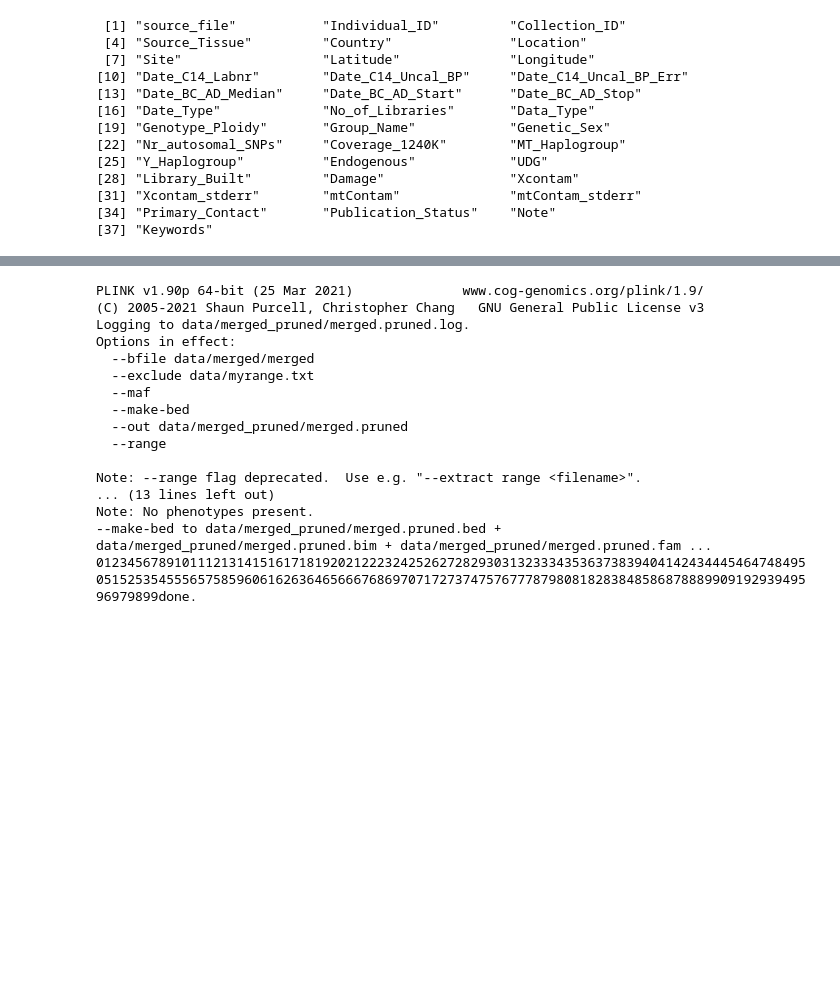
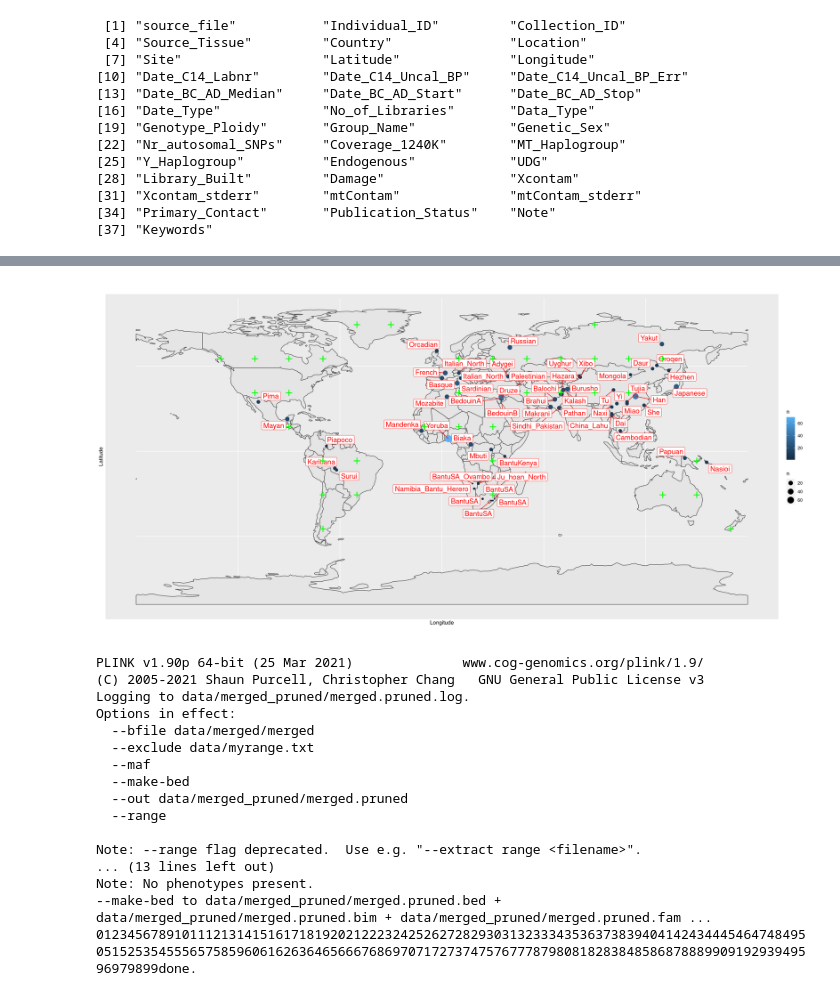
Before and after one commit to nevrome/paagen, a Jupyter notebook: playground/test_workflow.ipynb, the cells around one changed output, grey strips where cells are left out. Drawn from its saved outputs; the diff is of its cells as text; code cells hidden in the pictures; blank space fills up the shorter version.

```diff
--- a/playground/test_workflow.ipynb
+++ b/playground/test_workflow.ipynb
@@ -47,9 +47,13 @@ names(janno_raw)
 [34] "Primary_Contact"       "Publication_Status"    "Note"
 [37] "Keywords"
 # %%
-library(magrittr)
+# filtering to sampels with spatial position
+janno_filtered <- janno_raw %>% dplyr::filter(
+    !is.na(Latitude) & !is.na(Longitude)
+)
+
 # Nr_autosomal_SNPs: should be >= 20000 SNPs
-janno_QC <- janno_raw %>% dplyr::filter(
+janno_QC <- janno_filtered %>% dplyr::filter(
   Nr_autosomal_SNPs >= 20000
 )
 # Xcontam: if male, then should not be higher then 10%
@@ -71,3 +120,23 @@ nrow(janno_QC)
+# %%
+options(repr.plot.width = 20, repr.plot.height = 10, repr.plot.res = 200)
+
+library(ggplot2)
+
+janno_grouped <- janno_QC %>%
+dplyr::group_by(Group_Name, Latitude, Longitude) %>%
+dplyr::summarise(n = dplyr::n(), .groups = "drop")
+
+ggplot() +
+geom_sf(data = world) +
+geom_point(data = janno_grouped, aes(x = Longitude, y = Latitude, size = n, color = n)) +
+ggrepel::geom_label_repel(
+    data = janno_grouped,
+    aes(x = Longitude, y = Latitude, label = Group_Name),
+    color = "red", size = 5, max.overlaps = 100
+) +
+geom_point(data = poi_grid, aes(x = lon, y = lat), color = "green", size = 9, shape = "+")
+# %% [output]
+[figure, added]
 # %%
 # store ind list for poseidon extraction
 tibble::tibble(
```
Also changed, not shown: parts of 10 cells of this notebook, 1 other file.
